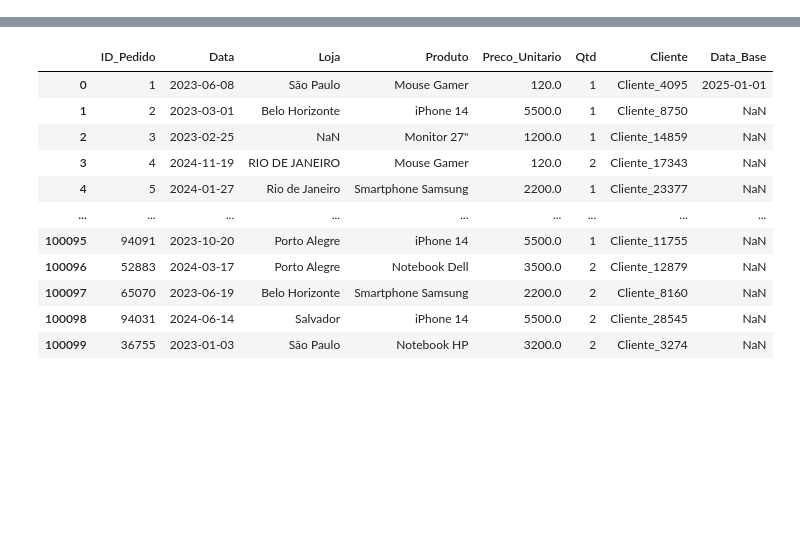
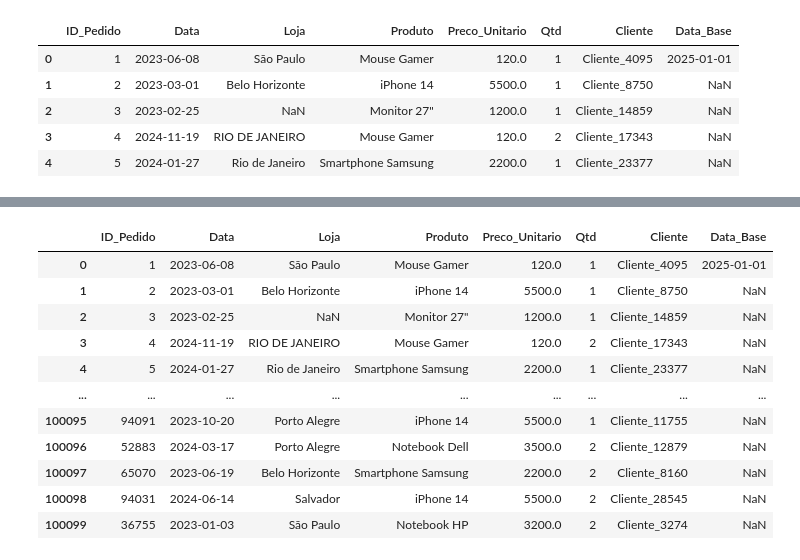
Before and after one commit to bruna-anjos/projeto-hashtag-analise-dados, a Jupyter notebook: pandas_supremo.ipynb, the cells around one changed output, grey strips where cells are left out. Cells and saved outputs as stored; diff of their text form; code cells hidden in the pictures; blank space fills up the shorter version.

```diff
--- a/pandas_supremo.ipynb
+++ b/pandas_supremo.ipynb
@@ -94,0 +50,13 @@ dtype: int64
+# %%
+#==========================================================================================
+#3.Conhecendo os Dados
+#===========================================================================================
+
+display(df_vendas.head())
+# %% [output]
+|  | ID_Pedido | Data | Loja | Produto | Preco_Unitario | Qtd | Cliente | Data_Base |
+| 0 | 1 | 2023-06-08 | São Paulo | Mouse Gamer | 120.0 | 1 | Cliente_4095 | 2025-01-01 |
+| 1 | 2 | 2023-03-01 | Belo Horizonte | iPhone 14 | 5500.0 | 1 | Cliente_8750 | NaN |
+| 2 | 3 | 2023-02-25 | NaN | Monitor 27" | 1200.0 | 1 | Cliente_14859 | NaN |
+| 3 | 4 | 2024-11-19 | RIO DE JANEIRO | Mouse Gamer | 120.0 | 2 | Cliente_17343 | NaN |
+| 4 | 5 | 2024-01-27 | Rio de Janeiro | Smartphone Samsung | 2200.0 | 1 | Cliente_23377 | NaN |
```
Also changed, not shown: parts of 14 cells of this notebook.
